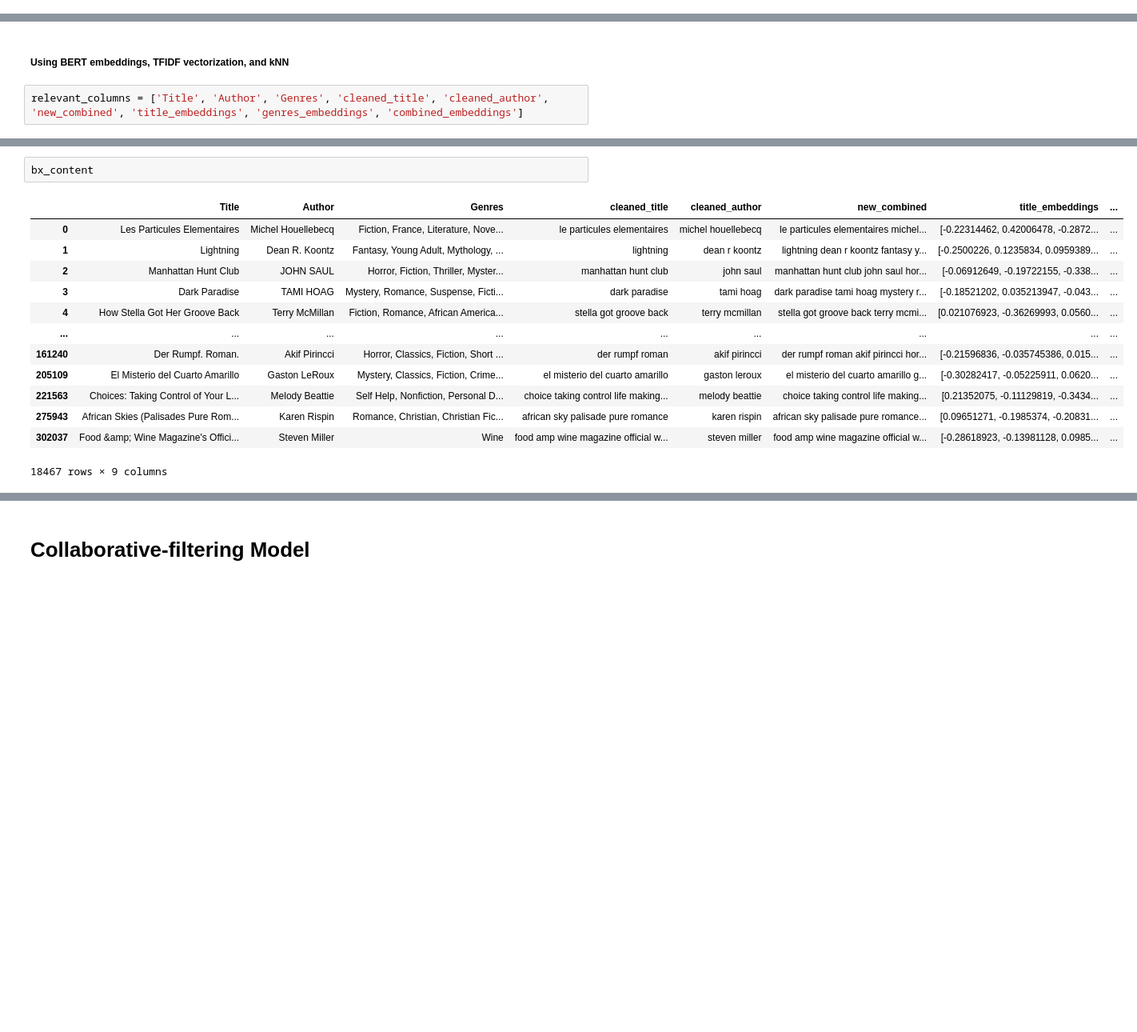
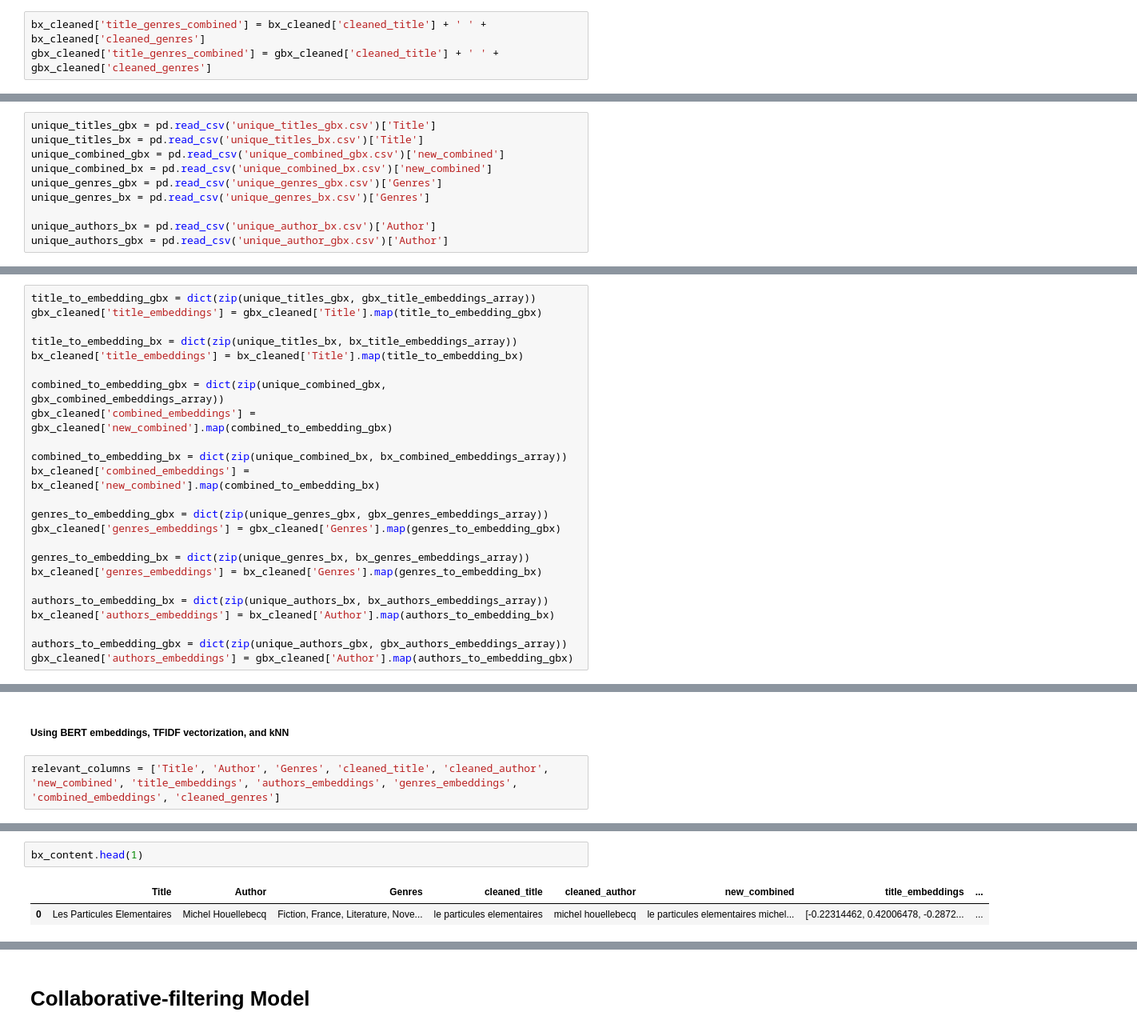
Before and after one commit to sanjeevani1193/Book-Recommendation-System-Using-Machine-Learning-Techniques, a Jupyter notebook: Book_Recommendation_System.ipynb, the cells around one changed output, grey strips where cells are left out. Shown at 80% size. Saved outputs shown, nothing was run; the diff lists cells and outputs as text; blank space fills up the shorter version.

```diff
--- a/Book_Recommendation_System.ipynb
+++ b/Book_Recommendation_System.ipynb
@@ -115,3 +124,6 @@ from transformers import BertTokenizer, BertModel
+# %%
+bx_cleaned['title_genres_combined'] = bx_cleaned['cleaned_title'] + ' ' + bx_cleaned['cleaned_genres']
+gbx_cleaned['title_genres_combined'] = gbx_cleaned['cleaned_title'] + ' ' + gbx_cleaned['cleaned_genres']
 # %%
 # Initializing BERT tokenizer and model
 tokenizer = BertTokenizer.from_pretrained('bert-base-uncased')
@@ -291,0 +178,10 @@ bx_cleaned.to_csv('/Users/sanjeevani1109/Desktop/Book_Recommendation_System/bx_f
+# %%
+unique_titles_gbx = pd.read_csv('unique_titles_gbx.csv')['Title']
+unique_titles_bx = pd.read_csv('unique_titles_bx.csv')['Title']
+unique_combined_gbx = pd.read_csv('unique_combined_gbx.csv')['new_combined']
+unique_combined_bx = pd.read_csv('unique_combined_bx.csv')['new_combined']
+unique_genres_gbx = pd.read_csv('unique_genres_gbx.csv')['Genres']
+unique_genres_bx = pd.read_csv('unique_genres_bx.csv')['Genres']
+
+unique_authors_bx = pd.read_csv('unique_author_bx.csv')['Author']
+unique_authors_gbx = pd.read_csv('unique_author_gbx.csv')['Author']
@@ -292,6 +190,30 @@ bx_cleaned.to_csv('/Users/sanjeevani1109/Desktop/Book_Recommendation_System/bx_f
+# %%
+title_to_embedding_gbx = dict(zip(unique_titles_gbx, gbx_title_embeddings_array))
+gbx_cleaned['title_embeddings'] = gbx_cleaned['Title'].map(title_to_embedding_gbx)
+
+title_to_embedding_bx = dict(zip(unique_titles_bx, bx_title_embeddings_array))
+bx_cleaned['title_embeddings'] = bx_cleaned['Title'].map(title_to_embedding_bx)
+
+combined_to_embedding_gbx = dict(zip(unique_combined_gbx, gbx_combined_embeddings_array))
+gbx_cleaned['combined_embeddings'] = gbx_cleaned['new_combined'].map(combined_to_embedding_gbx)
+
+combined_to_embedding_bx = dict(zip(unique_combined_bx, bx_combined_embeddings_array))
+bx_cleaned['combined_embeddings'] = bx_cleaned['new_combined'].map(combined_to_embedding_bx)
+
+genres_to_embedding_gbx = dict(zip(unique_genres_gbx, gbx_genres_embeddings_array))
+gbx_cleaned['genres_embeddings'] = gbx_cleaned['Genres'].map(genres_to_embedding_gbx)
+
+genres_to_embedding_bx = dict(zip(unique_genres_bx, bx_genres_embeddings_array))
+bx_cleaned['genres_embeddings'] = bx_cleaned['Genres'].map(genres_to_embedding_bx)
+
+authors_to_embedding_bx = dict(zip(unique_authors_bx, bx_authors_embeddings_array))
+bx_cleaned['authors_embeddings'] = bx_cleaned['Author'].map(authors_to_embedding_bx)
+
+authors_to_embedding_gbx = dict(zip(unique_authors_gbx, gbx_authors_embeddings_array))
+gbx_cleaned['authors_embeddings'] = gbx_cleaned['Author'].map(authors_to_embedding_gbx)
 # %% [markdown]
 # Content-based Model
 # %% [markdown]
 ##### Using BERT embeddings, TFIDF vectorization, and kNN
 # %%
-relevant_columns = ['Title', 'Author', 'Genres', 'cleaned_title', 'cleaned_author', 'new_combined', 'title_embeddings', 'genres_embeddings', 'combined_embeddings']
+relevant_columns = ['Title', 'Author', 'Genres', 'cleaned_title', 'cleaned_author', 'new_combined', 'title_embeddings', 'authors_embeddings', 'genres_embeddings', 'combined_embeddings', 'cleaned_genres']
@@ -318,16 +231,5 @@ gbx_content
 # %%
-bx_content
+bx_content.head(1)
 # %% [output]
 |  | Title | Author | Genres | cleaned_title | cleaned_author | new_combined | title_embeddings | ... |
 | 0 | Les Particules Elementaires | Michel Houellebecq | Fiction, France, Literature, Nove... | le particules elementaires | michel houellebecq | le particules elementaires michel... | [-0.22314462, 0.42006478, -0.2872... | ... |
-| 1 | Lightning | Dean R. Koontz | Fantasy, Young Adult, Mythology, ... | lightning | dean r koontz | lightning dean r koontz fantasy y... | [-0.2500226, 0.1235834, 0.0959389... | ... |
-| 2 | Manhattan Hunt Club | JOHN SAUL | Horror, Fiction, Thriller, Myster... | manhattan hunt club | john saul | manhattan hunt club john saul hor... | [-0.06912649, -0.19722155, -0.338... | ... |
-| 3 | Dark Paradise | TAMI HOAG | Mystery, Romance, Suspense, Ficti... | dark paradise | tami hoag | dark paradise tami hoag mystery r... | [-0.18521202, 0.035213947, -0.043... | ... |
-| 4 | How Stella Got Her Groove Back | Terry McMillan | Fiction, Romance, African America... | stella got groove back | terry mcmillan | stella got groove back terry mcmi... | [0.021076923, -0.36269993, 0.0560... | ... |
-| ... | ... | ... | ... | ... | ... | ... | ... | ... |
-| 161240 | Der Rumpf. Roman. | Akif Pirincci | Horror, Classics, Fiction, Short ... | der rumpf roman | akif pirincci | der rumpf roman akif pirincci hor... | [-0.21596836, -0.035745386, 0.015... | ... |
-| 205109 | El Misterio del Cuarto Amarillo | Gaston LeRoux | Mystery, Classics, Fiction, Crime... | el misterio del cuarto amarillo | gaston leroux | el misterio del cuarto amarillo g... | [-0.30282417, -0.05225911, 0.0620... | ... |
-| 221563 | Choices: Taking Control of Your L... | Melody Beattie | Self Help, Nonfiction, Personal D... | choice taking control life making... | melody beattie | choice taking control life making... | [0.21352075, -0.11129819, -0.3434... | ... |
-| 275943 | African Skies (Palisades Pure Rom... | Karen Rispin | Romance, Christian, Christian Fic... | african sky palisade pure romance | karen rispin | african sky palisade pure romance... | [0.09651271, -0.1985374, -0.20831... | ... |
-| 302037 | Food &amp; Wine Magazine's Offici... | Steven Miller | Wine | food amp wine magazine official w... | steven miller | food amp wine magazine official w... | [-0.28618923, -0.13981128, 0.0985... | ... |
-18467 rows × 9 columns
```
Also changed, not shown: parts of 163 cells of this notebook.
